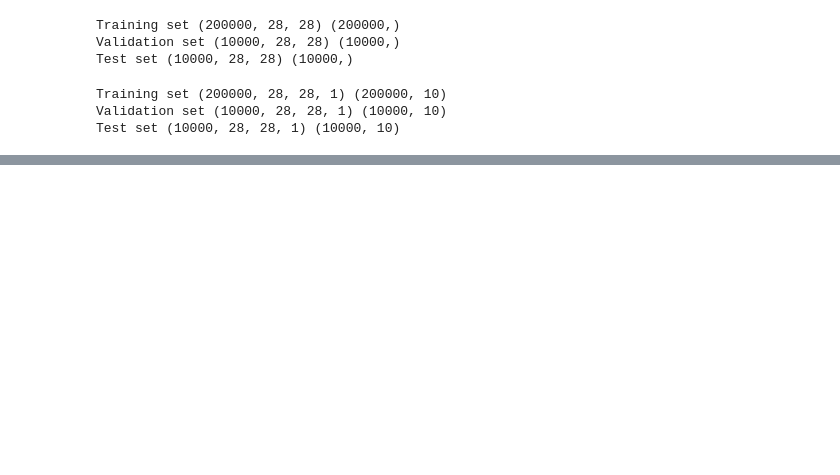
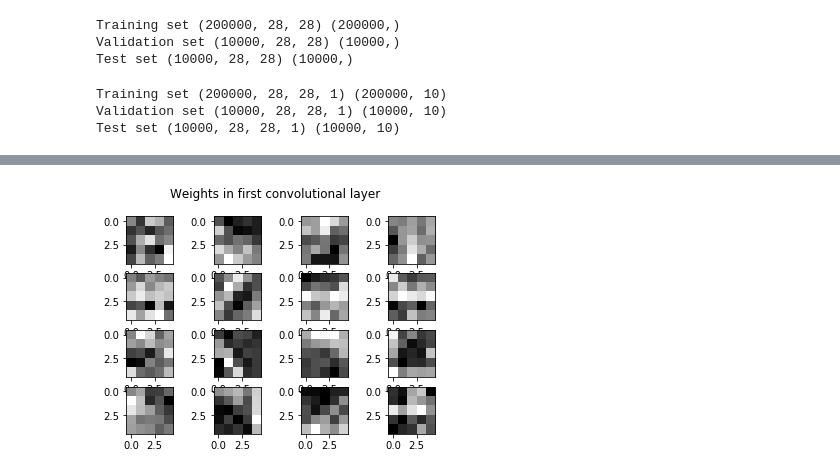
Before and after one commit to KhanShabnam/AnalyzeThis_2017_AI_Challenge, a Jupyter notebook: notmnist_conv_pretrained.ipynb, the cells around one changed output, grey strips where cells are left out. Drawn from its saved outputs; the diff is of its cells as text; code cells hidden in the pictures; blank space fills up the shorter version.

```diff
--- a/notmnist_conv_pretrained.ipynb
+++ b/notmnist_conv_pretrained.ipynb
@@ -97,0 +156,10 @@ valid accuracy 0.8599
+# %%
+plt.figure(1)
+for i in np.arange(conv1_weights_trained.shape[3]):
+    plt.subplot(4,4,i+1)
+    plt.imshow(conv1_weights_trained[:,:,0,i])
+    plt.gray()
+plt.suptitle("Weights in first convolutional layer")
+plt.show()
+# %% [output]
+[figure, added]
```
Also changed, not shown: parts of 9 cells of this notebook, 12 other files.
